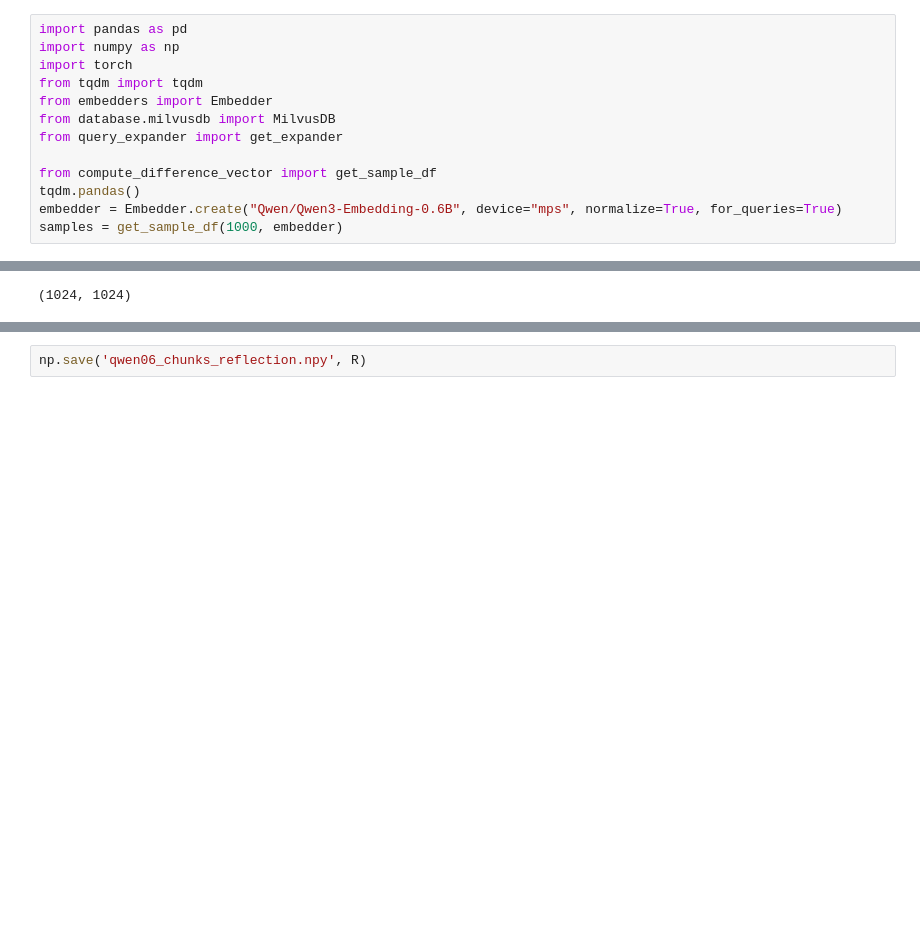
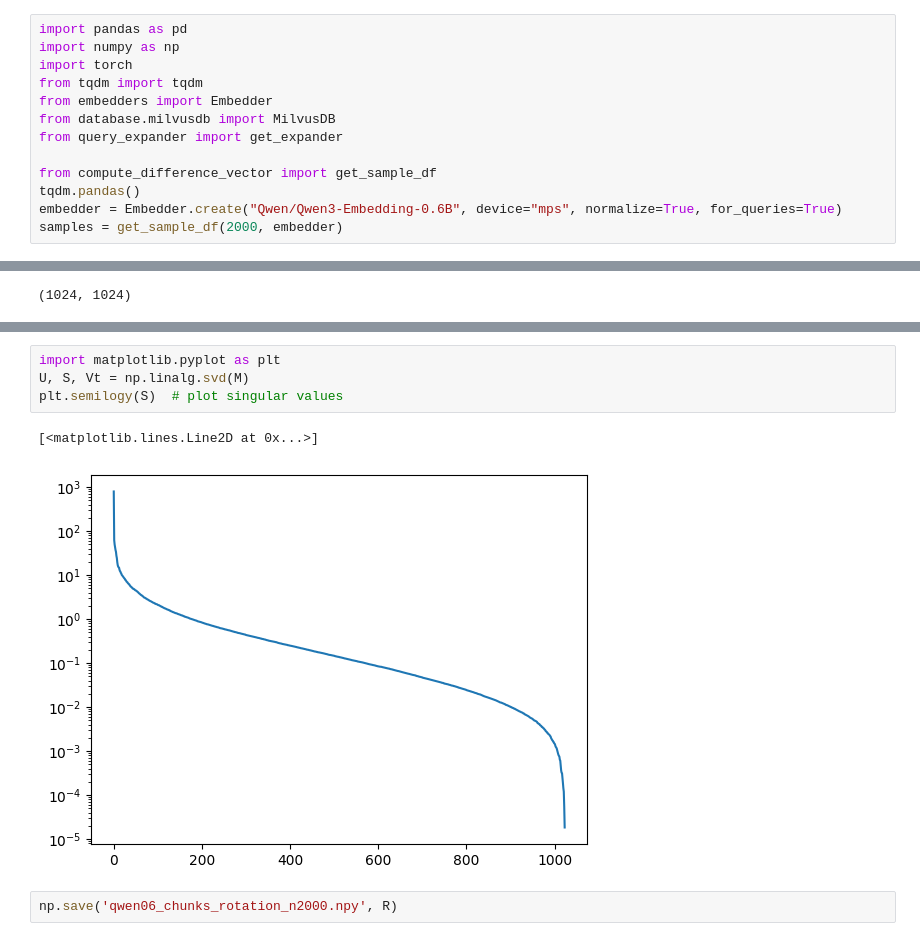
Before and after one commit to benjaminb/citeline, a Jupyter notebook: test_procrustes.ipynb, the cells around one changed output, grey strips where cells are left out. Saved outputs shown, nothing was run; the diff lists cells and outputs as text; blank space fills up the shorter version.

Commit message:
computes procrustes solution with sample size 2000

```diff
--- a/test_procrustes.ipynb
+++ b/test_procrustes.ipynb
@@ -10,5 +10,5 @@ from query_expander import get_expander
 from compute_difference_vector import get_sample_df
 tqdm.pandas()
 embedder = Embedder.create("Qwen/Qwen3-Embedding-0.6B", device="mps", normalize=True, for_queries=True)
-samples = get_sample_df(1000, embedder)
+samples = get_sample_df(2000, embedder)
 # %% [output]
@@ -169,2 +171,9 @@ print(np.linalg.norm(z / np.linalg.norm(z)))
+# %%
+import matplotlib.pyplot as plt
+U, S, Vt = np.linalg.svd(M)
+plt.semilogy(S)  # plot singular values
+# %% [output]
+[<matplotlib.lines.Line2D at 0x...>]
+[figure, added]
 # %%
-np.save('qwen06_chunks_reflection.npy', R)
+np.save('qwen06_chunks_rotation_n2000.npy', R)
```
Also changed, not shown: parts of 9 cells of this notebook, 2 other files.
